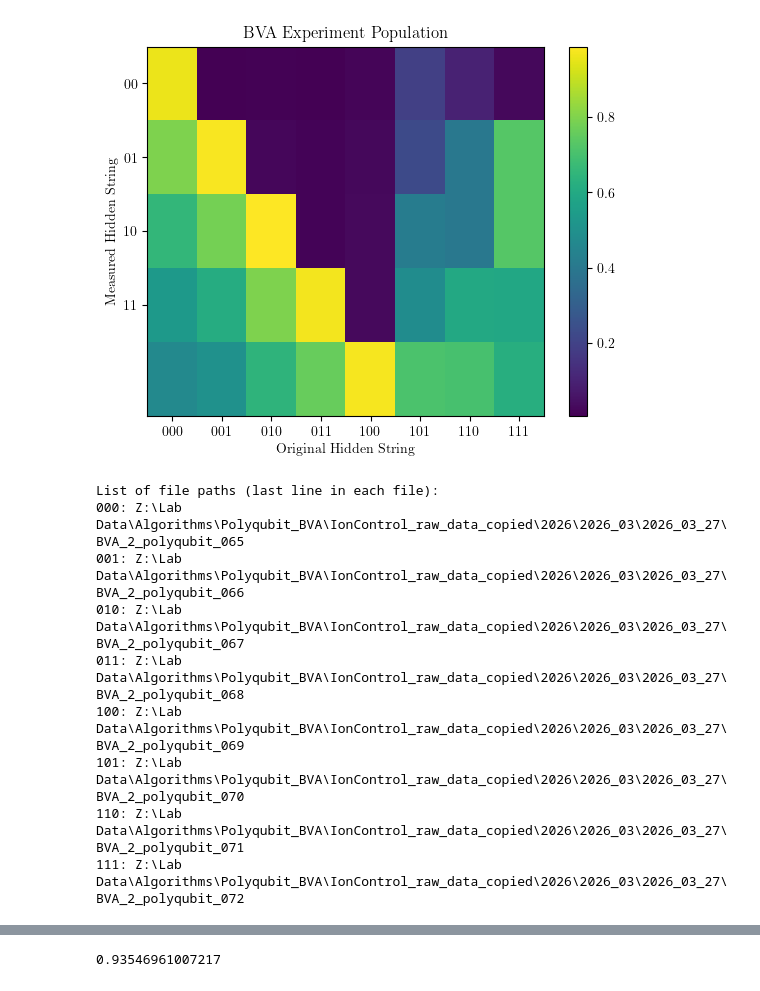
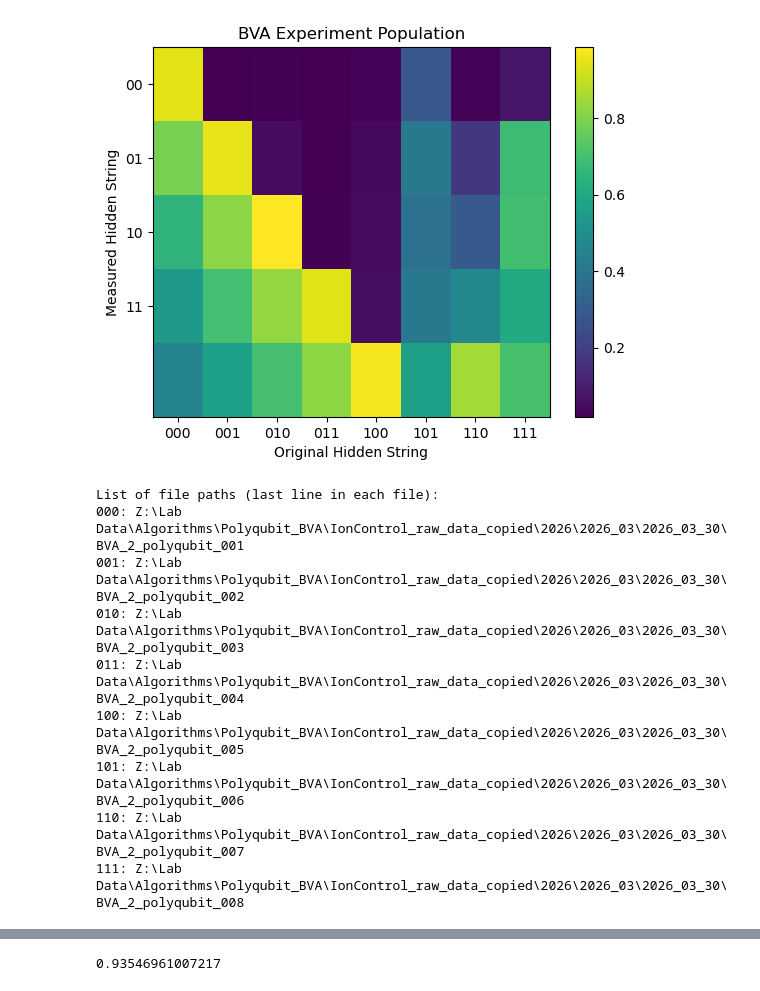
Before and after one commit to GauravTathed/PhD_python_scripts, a Jupyter notebook: BVA_analysis_scripts/BVA_analysis_scripts.ipynb, the cells around one changed output, grey strips where cells are left out. Cells and saved outputs as stored; diff of their text form; code cells hidden in the pictures.

Commit message:
QuDit_BVA_data_Analysis_and_simulations

```diff
--- a/BVA_analysis_scripts/BVA_analysis_scripts.ipynb
+++ b/BVA_analysis_scripts/BVA_analysis_scripts.ipynb
@@ -67,8 +67,9 @@ file_pattern = "Z:\\Lab Data\\Algorithms\\Polyqubit_BVA\\RFSoC_BVA_logs\\BVA_3_p
 file_pattern = "Z:\\Lab Data\\Algorithms\\Polyqubit_BVA\\RFSoC_BVA_logs\\BVA_3_polyqubit_LT_comp_True_hiddenstring_*_20260327_1703*" # insensitive states LT comp OFF
 file_pattern = "Z:\\Lab Data\\Algorithms\\Polyqubit_BVA\\RFSoC_BVA_logs\\BVA_3_polyqubit_LT_comp_False_hiddenstring_*_20260327_1728*" # insensitive states LT comp OFF
 file_pattern = "Z:\\Lab Data\\Algorithms\\Polyqubit_BVA\\RFSoC_BVA_logs\\BVA_3_polyqubit_LT_comp_False_hiddenstring_*_20260327_1835*" # insensitive states LT comp OFF
+
 # file_pattern = "Z:\\Lab Data\\Algorithms\\Polyqubit_BVA\\RFSoC_BVA_logs\\BVA_3_polyqubit_LT_comp_True_hiddenstring_*_20260327_1913*" # insensitive states LT comp OFF
-
+file_pattern = "Z:\\Lab Data\\Algorithms\\Polyqubit_BVA\\RFSoC_BVA_logs\\BVA_3_polyqubit_LT_comp_False_hiddenstring_*_20260330_1136*" # insensitive states LT comp OFF
 files = glob.glob(file_pattern)
 LT_comp = False
 if not files:
@@ -108,43 +109,43 @@ for filename in files:
     pop_data[original_hidden] = pop_vector
     file_paths[original_hidden] = file_path_line
 
 # Sort the data based on the original hidden string.
 # We assume the hidden strings are binary numbers (e.g., '00', '01', '10', '11').
 sorted_keys = sorted(pop_data.keys(), key=lambda x: int(x, 2))
 
 # Build the matrix where each column is the population vector for an original hidden string.
 # Each vector is assumed to contain 5 numbers: [bus, |00>, |01>, |10>, |11>]
 matrix = np.column_stack([pop_data[k] for k in sorted_keys])
 
 # Create an imshow plot
 plt.figure()
 im = plt.imshow(matrix, aspect='auto', interpolation='none')
 plt.colorbar(im)
 plt.xticks(ticks=np.arange(len(sorted_keys)), labels=sorted_keys)
 # Define y-axis labels: first entry is the bus state, followed by the two-qubit states.
 measured_labels = ['00', '01', '10', '11']
 # measured_labels = ['000', '001', '010', '011', '100', '101', '110', '111']
 plt.yticks(ticks=np.arange(len(measured_labels)), labels=measured_labels)
 plt.xlabel('Original Hidden String')
 plt.ylabel('Measured Hidden String')
 plt.title('BVA Experiment Population')
 plt.show()
 
 # Print the list of file paths corresponding to each original hidden string
 print("List of file paths (last line in each file):")
 for key in sorted_keys:
     print(f"{key}: {file_paths[key]}")
 # %% [output]
-[figure, old version]
+[figure, new version]
 List of file paths (last line in each file):
-000: Z:\Lab Data\Algorithms\Polyqubit_BVA\IonControl_raw_data_copied\2026\2026_03\2026_03_27\BVA_2_polyqubit_065
-001: Z:\Lab Data\Algorithms\Polyqubit_BVA\IonControl_raw_data_copied\2026\2026_03\2026_03_27\BVA_2_polyqubit_066
-010: Z:\Lab Data\Algorithms\Polyqubit_BVA\IonControl_raw_data_copied\2026\2026_03\2026_03_27\BVA_2_polyqubit_067
-011: Z:\Lab Data\Algorithms\Polyqubit_BVA\IonControl_raw_data_copied\2026\2026_03\2026_03_27\BVA_2_polyqubit_068
-100: Z:\Lab Data\Algorithms\Polyqubit_BVA\IonControl_raw_data_copied\2026\2026_03\2026_03_27\BVA_2_polyqubit_069
-101: Z:\Lab Data\Algorithms\Polyqubit_BVA\IonControl_raw_data_copied\2026\2026_03\2026_03_27\BVA_2_polyqubit_070
-110: Z:\Lab Data\Algorithms\Polyqubit_BVA\IonControl_raw_data_copied\2026\2026_03\2026_03_27\BVA_2_polyqubit_071
-111: Z:\Lab Data\Algorithms\Polyqubit_BVA\IonControl_raw_data_copied\2026\2026_03\2026_03_27\BVA_2_polyqubit_072
+000: Z:\Lab Data\Algorithms\Polyqubit_BVA\IonControl_raw_data_copied\2026\2026_03\2026_03_30\BVA_2_polyqubit_001
+001: Z:\Lab Data\Algorithms\Polyqubit_BVA\IonControl_raw_data_copied\2026\2026_03\2026_03_30\BVA_2_polyqubit_002
+010: Z:\Lab Data\Algorithms\Polyqubit_BVA\IonControl_raw_data_copied\2026\2026_03\2026_03_30\BVA_2_polyqubit_003
+011: Z:\Lab Data\Algorithms\Polyqubit_BVA\IonControl_raw_data_copied\2026\2026_03\2026_03_30\BVA_2_polyqubit_004
+100: Z:\Lab Data\Algorithms\Polyqubit_BVA\IonControl_raw_data_copied\2026\2026_03\2026_03_30\BVA_2_polyqubit_005
+101: Z:\Lab Data\Algorithms\Polyqubit_BVA\IonControl_raw_data_copied\2026\2026_03\2026_03_30\BVA_2_polyqubit_006
+110: Z:\Lab Data\Algorithms\Polyqubit_BVA\IonControl_raw_data_copied\2026\2026_03\2026_03_30\BVA_2_polyqubit_007
+111: Z:\Lab Data\Algorithms\Polyqubit_BVA\IonControl_raw_data_copied\2026\2026_03\2026_03_30\BVA_2_polyqubit_008
 # %%
 import numpy as np
 import matplotlib.pyplot as plt
```
Also changed, not shown: parts of 1 cell of this notebook, 8 other files.
